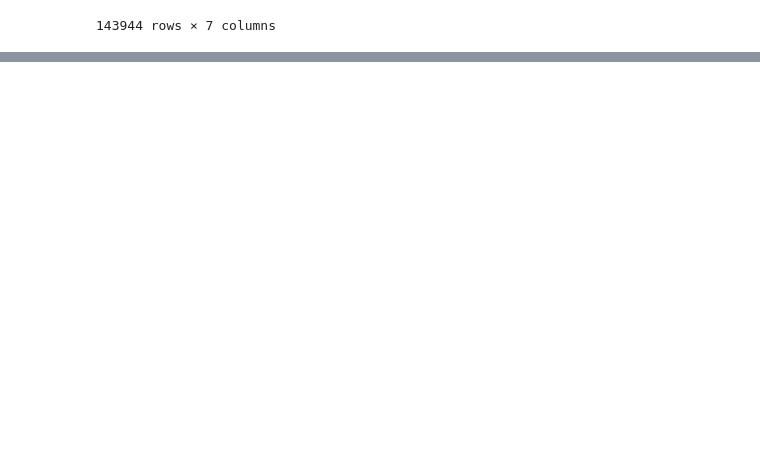
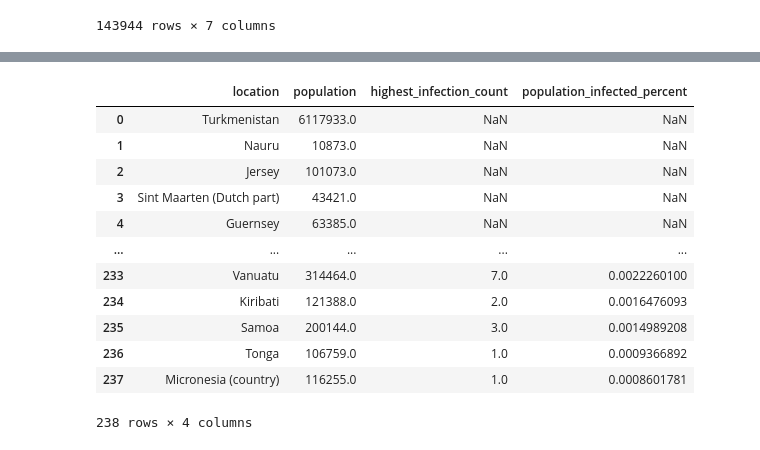
Before and after one commit to Laidbackluck/Covid-Project, a Jupyter notebook: Covid_SQL_queries.ipynb, the cells around one changed output, grey strips where cells are left out. Drawn from its saved outputs; the diff is of its cells as text; code cells hidden in the pictures; blank space fills up the shorter version.

```diff
--- a/Covid_SQL_queries.ipynb
+++ b/Covid_SQL_queries.ipynb
@@ -667,0 +831,39 @@ run_query(query)
+# %%
+# Percent of population infected
+query = '''
+    DROP VIEW IF EXISTS Poulation_Infected_Percentage;
+
+    CREATE VIEW
+        Poulation_Infected_Percentage
+        AS
+            SELECT
+                location,
+                population,
+                MAX(total_cases) AS Highest_infection_count,
+                MAX((total_cases::float / population)) * 100 AS Population_infected_percent
+            FROM
+                public."CovidDeaths"
+            GROUP BY
+                location, population
+            ORDER BY
+                Population_infected_percent DESC;
+
+    SELECT *
+    FROM Poulation_Infected_Percentage;
+'''
+
+run_query(query)
+# %% [output]
+|  | location | population | highest_infection_count | population_infected_percent |
+| 0 | Turkmenistan | 6117933.0 | NaN | NaN |
+| 1 | Nauru | 10873.0 | NaN | NaN |
+| 2 | Jersey | 101073.0 | NaN | NaN |
+| 3 | Sint Maarten (Dutch part) | 43421.0 | NaN | NaN |
+| 4 | Guernsey | 63385.0 | NaN | NaN |
+| ... | ... | ... | ... | ... |
+| 233 | Vanuatu | 314464.0 | 7.0 | 0.0022260100 |
+| 234 | Kiribati | 121388.0 | 2.0 | 0.0016476093 |
+| 235 | Samoa | 200144.0 | 3.0 | 0.0014989208 |
+| 236 | Tonga | 106759.0 | 1.0 | 0.0009366892 |
+| 237 | Micronesia (country) | 116255.0 | 1.0 | 0.0008601781 |
+238 rows × 4 columns
```
Also changed, not shown: parts of 24 cells of this notebook.
